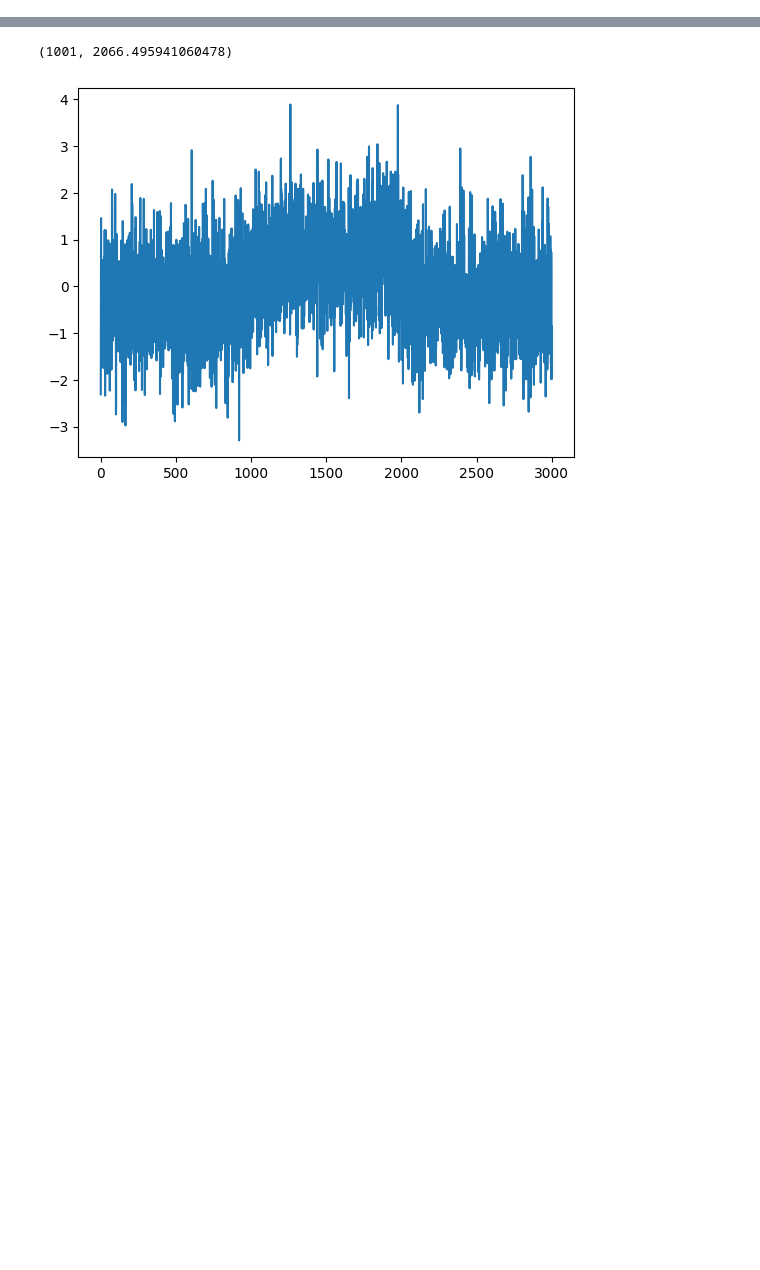
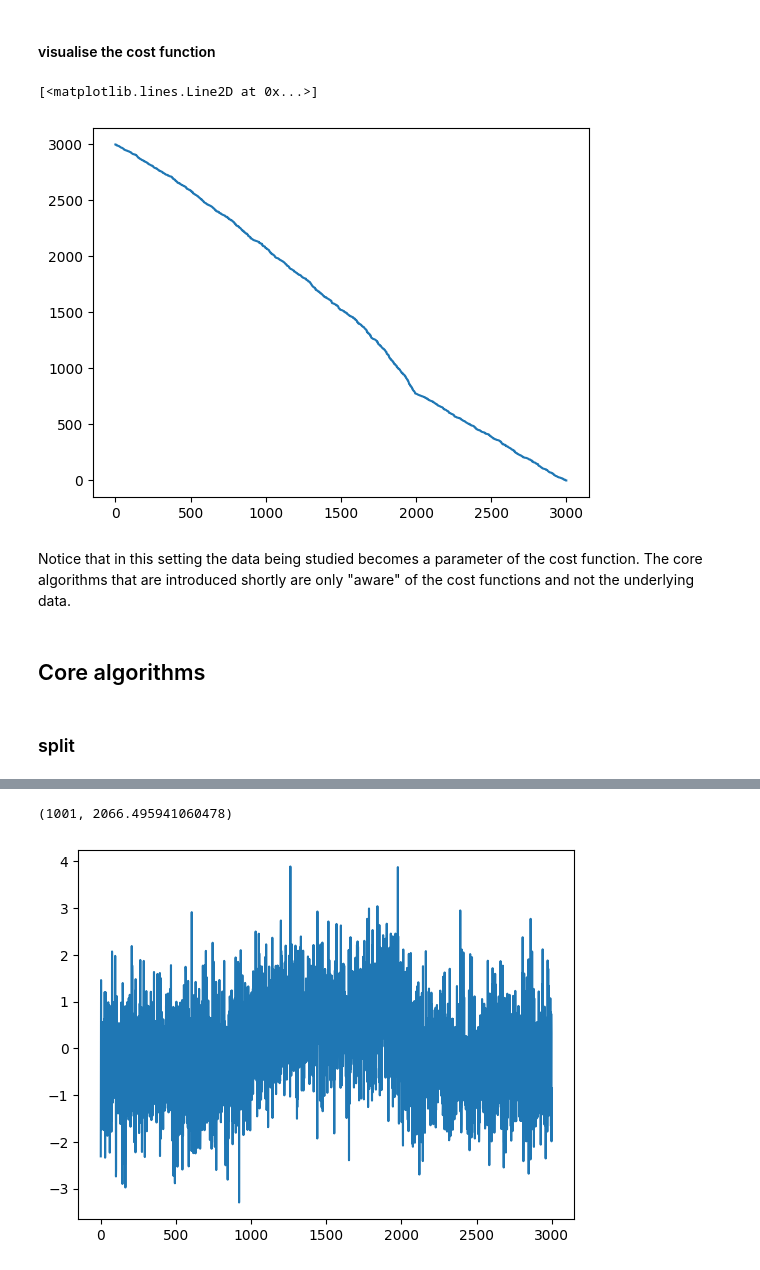
Before and after one commit to grosed/oop, a Jupyter notebook: notebooks/changes.ipynb, the cells around one changed output, grey strips where cells are left out. Saved outputs shown, nothing was run; the diff lists cells and outputs as text; code cells hidden in the pictures; blank space fills up the shorter version.

```diff
--- a/notebooks/changes.ipynb
+++ b/notebooks/changes.ipynb
@@ -9,0 +39,13 @@ from sortedcontainers import SortedList as OST
+# %%
+class normal_mean :
+    def __init__(self,X) :
+        self.X = X
+        self.SX = [0] + list(accumulate(X))
+        self.SXX = [0] + list(accumulate([x*x for x in X]))
+    def __call__(self,i,j) :
+        val = self.SX[j+1] - self.SX[i]
+        val *= val
+        val /= (j - i + 1)
+        val = -val
+        val += self.SXX[j+1] - self.SXX[i]
+        return val
@@ -9,0 +69,2 @@ from sortedcontainers import SortedList as OST
+# %%
+f = normal_mean(Z)
@@ -9,0 +83,13 @@ from sortedcontainers import SortedList as OST
+# %% [markdown]
+#### visualise the cost function
+# %%
+plt.plot([f(i,len(Z)-1) for i in range(len(Z))])
+# %% [output]
+[<matplotlib.lines.Line2D at 0x...>]
+[figure, added]
+# %% [markdown]
+Notice that in this setting the data being studied becomes a parameter of the cost function. The core algorithms that are introduced shortly are only "aware" of the cost functions and not the underlying data.
+# %% [markdown]
+## Core algorithms
+# %% [markdown]
+### split
```
Also changed, not shown: parts of 57 cells of this notebook.
